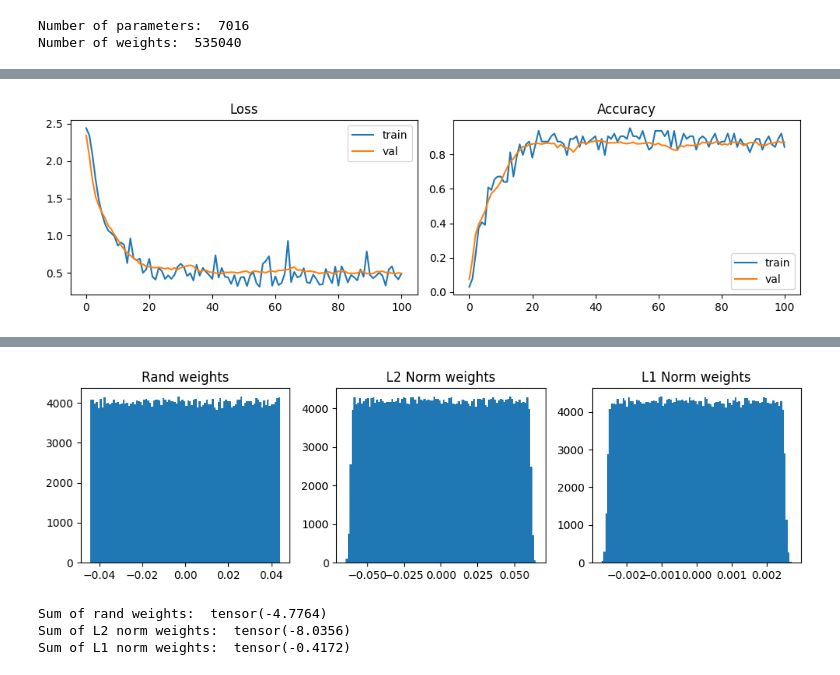
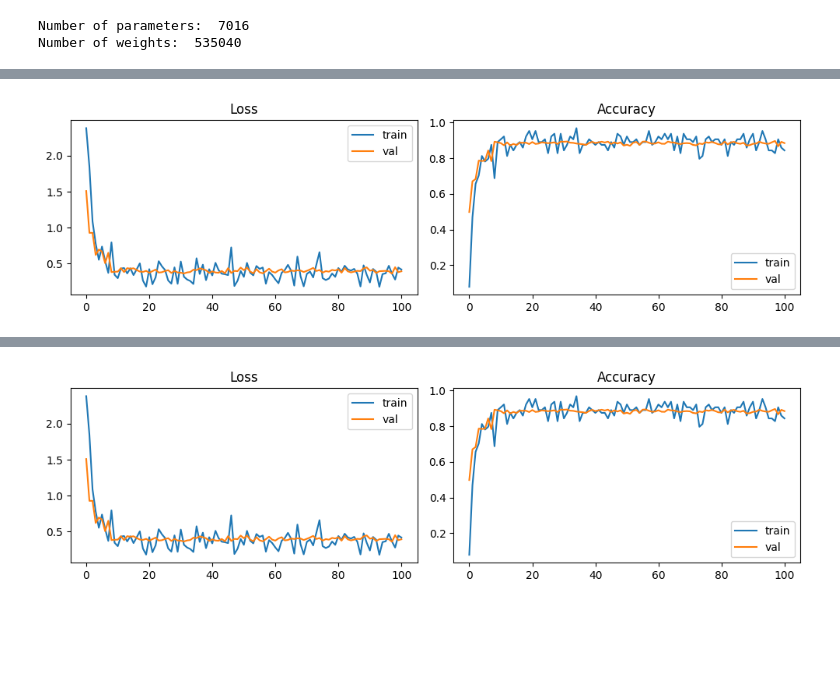
Before and after one commit to ndr09/SBM, a Jupyter notebook: test_mnist.ipynb, the cells around one changed output, grey strips where cells are left out. Drawn from its saved outputs; the diff is of its cells as text; code cells hidden in the pictures; blank space fills up the shorter version.

```diff
--- a/test_mnist.ipynb
+++ b/test_mnist.ipynb
@@ -44,11 +195,18 @@ Number of test samples: 10000
 # %%
 device = "cuda" if torch.cuda.is_available() else "mps" if torch.backends.mps.is_available() else "cpu"
 model_size = [784, 512, 256, 10]
-model = HebbianNetworkClassifier(model_size, device=device, init="uni", dropout=0.1)
+model = HebbianNetworkClassifier(
+    model_size,
+    device=device,
+    init="linear",
+    dropout=0.0,
+    bias=False,
+    activation=torch.functional.F.relu,
+)
 
 loss_fn = torch.nn.CrossEntropyLoss()
 
-optimizer = torch.optim.AdamW(model.parameters(), lr=0.0001, weight_decay=0.00001)
+optimizer = torch.optim.AdamW(model.parameters(), lr=0.1, weight_decay=0.000001)
 scheduler = torch.optim.lr_scheduler.StepLR(optimizer, step_size=3, gamma=0.9)
 
 print("Number of parameters: ", sum(p.numel() for p in model.parameters() if p.requires_grad))
@@ -166,31 +259,15 @@ Test loss: 0.0004658019279732424
 # %%
-train_loss, val_loss, test_loss, train_accuracy, val_accuracy, test_accuracy = model.hebbian_train_loop(
+train_loss, val_loss, test_loss, train_accuracy, val_accuracy, test_accuracy, confusion_matrix = model.hebbian_train_loop(
     loss_fn, train_loader, val_loader, test_loader, max_iter=100
 )
 
 # plot the results
-fig, axs = plt.subplots(1, 2, figsize=(10, 3))
-
-# Plot loss
-axs[0].plot(train_loss, label="train")
-axs[0].plot(val_loss, label="val")
-axs[0].legend()
-axs[0].set_title("Loss")
-
-# Plot accuracy
-axs[1].plot(train_accuracy, label="train")
-axs[1].plot(val_accuracy, label="val")
-axs[1].legend()
-axs[1].set_title("Accuracy")
-
-# Adjust layout
-plt.tight_layout()
-
-# Show the plots
-plt.show()
+plot_val_train_loss(train_loss, val_loss, train_accuracy, val_accuracy)
 
 # print the test results
 print(f"Test accuracy: {test_accuracy}")
 print(f"Test loss: {test_loss}")
+
+plot_val_train_loss(train_loss, val_loss, train_accuracy, val_accuracy)
 # %% [output]
-[figure, old version]
+[figure, new version]
@@ -199,31 +276 @@ Test loss: 0.00011270408902098151
+[figure, added]
-# %%
-rand = torch.empty((784, 512))
-torch.nn.init.kaiming_uniform_(rand, a=np.sqrt(5))
-norml2 = torch.functional.F.normalize(rand, p=2, dim=0)
-norml1 = torch.functional.F.normalize(rand, p=1, dim=0)
-# print distribution of weights of norm and rand
-fig, axs = plt.subplots(1, 3, figsize=(10, 3))
-
-axs[0].hist(rand.detach().cpu().numpy().flatten(), bins=100)
-axs[0].set_title(f"Rand weights")
-
-axs[1].hist(norml2.detach().cpu().numpy().flatten(), bins=100)
-axs[1].set_title(f"L2 Norm weights")
-
-axs[2].hist(norml1.detach().cpu().numpy().flatten(), bins=100)
-axs[2].set_title(f"L1 Norm weights")
-
-plt.tight_layout()
-plt.show()
-# %% [output]
-[figure, removed]
-# %%
-# print the sum of the weights
-
-print("Sum of rand weights: ", torch.sum(rand))
-print("Sum of L2 norm weights: ", torch.sum(norml2))
-print("Sum of L1 norm weights: ", torch.sum(norml1))
-# %% [output]
-Sum of rand weights:  tensor(-4.7764)
-Sum of L2 norm weights:  tensor(-8.0356)
-Sum of L1 norm weights:  tensor(-0.4172)
```
Also changed, not shown: parts of 17 cells of this notebook, 5 other files.
